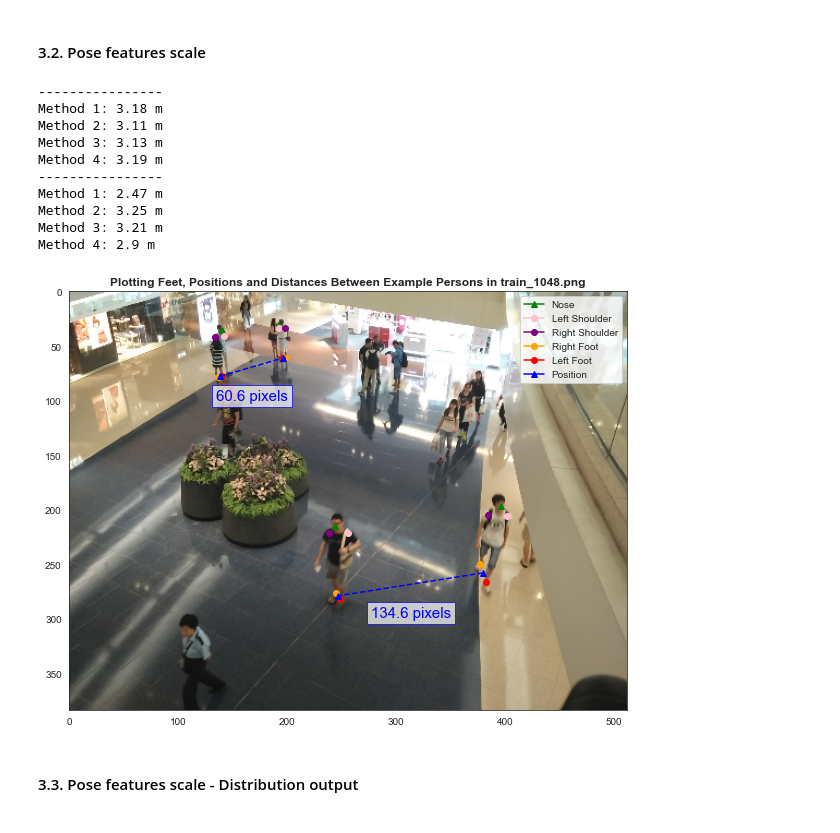
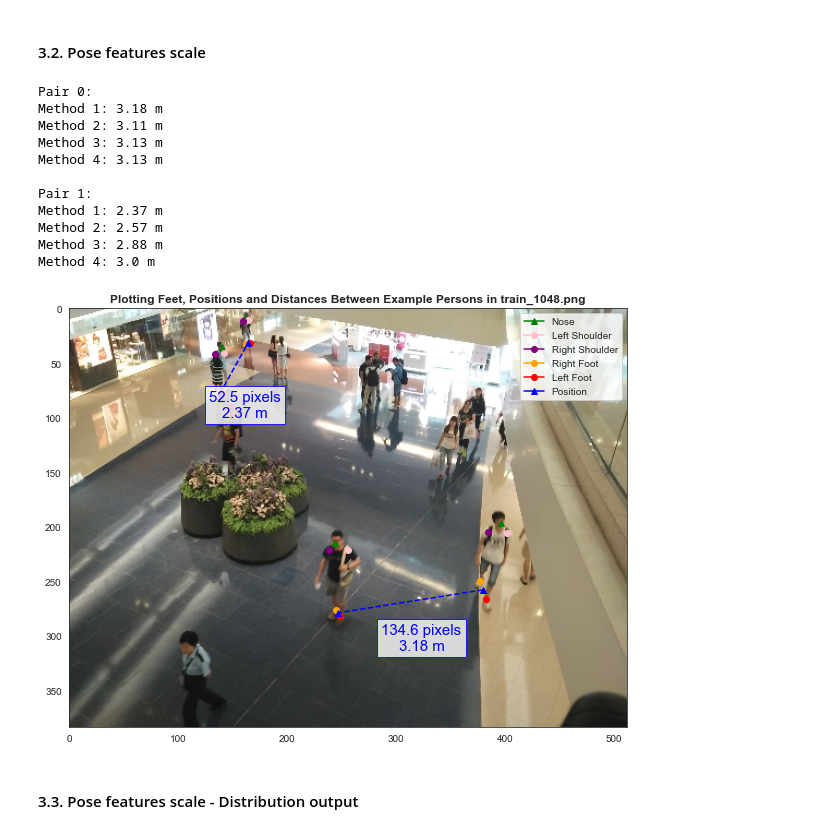
Before and after one commit to biantongfei/GDP_group5, a Jupyter notebook: notebooks/03_VS_Distance_and_position_estimation.ipynb, the cells around one changed output. Cells and saved outputs as stored; diff of their text form; code cells hidden in the pictures.

```diff
--- a/notebooks/03_VS_Distance_and_position_estimation.ipynb
+++ b/notebooks/03_VS_Distance_and_position_estimation.ipynb
@@ -22,7 +22,7 @@ from time import perf_counter
 sns.set_style('white')
 # %%
 # Get project path and other key directories for project
-PROJECT_PATH = os.sep.join(os.getcwd().split(os.sep)[:-1]) # "F:\\GDP_group5-master"
+PROJECT_PATH = "F:\\GDP_group5-master" # "F:\\GDP_group5-master"
 DATA_DIR = os.path.join(PROJECT_PATH, 'data')
 
 # Set paths to input images and alphapose-generate pose visualisations
@@ -157,7 +157,7 @@ example_poses_pair_1 = np.array(alphap_results.loc[alphap_results['image_id'] ==
 example_poses_pair_2 = np.array(alphap_results.loc[alphap_results['image_id'] == example_img]['keypoints'].iloc[[5, 6]])
 
 # Show the imag with the reference and the feet positions
-img_array = load_image(os.path.join(IMAGE_DIR, image_files[img_index]))
+img_array = skimage.io.imread(os.path.join(IMAGE_DIR, image_files[img_index]))
 plt.figure(figsize=(10,8))
 plt.imshow(img_array)
 record_positions = []
@@ -177,7 +177,7 @@ for example_pose in [example_poses_pair_1, example_poses_pair_2]:
     y = (pos[0][1]+pos[1][1])/2 + 30
     d = ((pos[0][0]-pos[1][0])**2 + (pos[0][1]-pos[1][1])**2)**0.5
     t = plt.text(x, y, str(round(d, 1)) + ' pixels', color='blue', fontsize=15, horizontalalignment='center')
-    t.set_bbox(dict(facecolor='white', alpha=0.7, edgecolor='blue'))
+    t.set_bbox(dict(facecolor='white', alpha=0.8, edgecolor='blue'))
 
 handles, labels = plt.gca().get_legend_handles_labels()
 by_label = dict(zip(labels, handles))
@@ -211,7 +211,7 @@ for pair in range(0, 4, 2):
     y = (pos_trans[pair, 1]+pos_trans[pair+1, 1])/2 - 100
     d = ((pos_trans[pair, 0]-pos_trans[pair+1, 0])**2 + (pos_trans[pair, 1]-pos_trans[pair+1, 1])**2)**0.5
     t = plt.text(x, y, str(round(d, 1)) + ' pixels\n' + str(round(d * scale, 2)) + ' m', color='blue', fontsize=15, horizontalalignment='center')
-    t.set_bbox(dict(facecolor='white', alpha=0.7, edgecolor='blue'))
+    t.set_bbox(dict(facecolor='white', alpha=0.8, edgecolor='blue'))
 plt.legend()
 plt.title(f"Plotting Projected Positions and Distances Between Example Persons in {example_img}", weight="bold")
 plt.show()
@@ -227,10 +227,10 @@ example_img = image_files[img_index]
 
 # Gather only two pairs of persons pose features for this example
 example_poses_pair_1 = np.array(alphap_results.loc[alphap_results['image_id'] == example_img]['keypoints'].iloc[[0, 1]])
-example_poses_pair_2 = np.array(alphap_results.loc[alphap_results['image_id'] == example_img]['keypoints'].iloc[[5, 6]])
+example_poses_pair_2 = np.array(alphap_results.loc[alphap_results['image_id'] == example_img]['keypoints'].iloc[[5, 8]])
 
 # Show the imag with the reference and the feet positions
-img_array = load_image(os.path.join(IMAGE_DIR, image_files[img_index]))
+img_array = skimage.io.imread(os.path.join(IMAGE_DIR, image_files[img_index]))
 plt.figure(figsize=(10,8))
 plt.imshow(img_array)
 record_positions = []
@@ -253,11 +253,9 @@ for i, example_pose in enumerate([example_poses_pair_1, example_poses_pair_2]):
     plt.plot([p[0] for p in pos], [p[1] for p in pos], '--b')
 
     # Calculate distance in pixels
-    x = (pos[0][0]+pos[1][0])/2
-    y = (pos[0][1]+pos[1][1])/2 + 30
+    x = (pos[0][0]+pos[1][0])/2 + 10
+    y = (pos[0][1]+pos[1][1])/2 + 45
     d = ((pos[0][0]-pos[1][0])**2 + (pos[0][1]-pos[1][1])**2)**0.5
-    t = plt.text(x, y, str(round(d, 1)) + ' pixels', color='blue', fontsize=15, horizontalalignment='center')
-    t.set_bbox(dict(facecolor='white', alpha=0.7, edgecolor='blue'))
 
     # Calculate distance in meters
     print(f"\nPair {str(i)}:")
@@ -270,6 +268,8 @@ for i, example_pose in enumerate([example_poses_pair_1, example_poses_pair_2]):
 
     # First method = use height as scale
     print("Method 1: " + str(round(d*scale_y, 2)) + " m")
+    t = plt.text(x, y, str(round(d, 1)) + ' pixels\n' + str(round(d*scale_y, 2)) + ' m', color='blue', fontsize=15, horizontalalignment='center')
+    t.set_bbox(dict(facecolor='white', alpha=0.8, edgecolor='blue'))
 
     # Second method = use height as y scale and shoulders as x scale (height for y axis and width for x axis = no projection on distance vector)
     d_2 = ((abs(pos[0][0]-pos[1][0])*scale_x)**2 + (abs(pos[0][1]-pos[1][1])*scale_y)**2)**0.5
@@ -278,43 +278,61 @@ for i, example_pose in enumerate([example_poses_pair_1, example_poses_pair_2]):
     # Third method = vector projection for scale (but always average between 2 persons (considering deformations))
     vect_dist = (pos[0][0]-pos[1][0], pos[0][1]-pos[1][1])
     # Calculate projections of height and width vectors for each person on distance vector
     pers_1_w_proj = vect_dist[0]*size[0][0][0] + vect_dist[1]*size[0][0][1]
     pers_1_h_proj = vect_dist[0]*size[0][1][0] + vect_dist[1]*size[0][1][1]
     pers_2_w_proj = vect_dist[0]*size[1][0][0] + vect_dist[1]*size[1][0][1]
     pers_2_h_proj = vect_dist[0]*size[1][1][0] + vect_dist[1]*size[1][1][1]
     pers_1_w_r = abs(pers_1_w_proj) / np.linalg.norm(vect_dist) / np.linalg.norm(size[0][0])
     pers_1_h_r = abs(pers_1_h_proj) / np.linalg.norm(vect_dist) / np.linalg.norm(size[0][1])
     pers_2_w_r = abs(pers_2_w_proj) / np.linalg.norm(vect_dist) / np.linalg.norm(size[1][0])
     pers_2_h_r = abs(pers_2_h_proj) / np.linalg.norm(vect_dist) / np.linalg.norm(size[1][1])
     # Scale the transformations
     scale_pers_1 = (abs(pers_1_w_r) / (abs(pers_1_h_r)+abs(pers_1_w_r)), abs(pers_1_h_r) / (abs(pers_1_h_r)+abs(pers_1_w_r)))
     scale_pers_2 = (abs(pers_2_w_r) / (abs(pers_2_h_r)+abs(pers_2_w_r)), abs(pers_2_h_r) / (abs(pers_2_h_r)+abs(pers_2_w_r)))
     d_3 = d * (W/pers_1_w*scale_pers_1[0] + H/pers_1_h*scale_pers_1[1] + W/pers_2_w*scale_pers_2[0] + H/pers_2_h*scale_pers_2[1])/2
     print("Method 3: " + str(round(d_3, 2)) + " m")
 
     # Forth method = projection and height/shoulders ratios for scale (if different from H / W then perspective so biaised result)
-    ratio = (pers_1_h/pers_1_w / (H/W))**0.5 # Not to penalize twice
-    d_4 = d * (W/pers_1_w*scale_pers_1[0]/ratio + H/pers_1_h*scale_pers_1[1]*ratio + W/pers_2_w*scale_pers_2[0]/ratio + H/pers_2_h*scale_pers_2[1]*ratio)/2
+    ratio1 = pers_1_h/pers_1_w / (H/W)
+    ratio2 = pers_2_h/pers_2_w / (H/W)
+    if ratio1 > 1:
+        B = 1 / ratio1
+        A = (1 - scale_pers_1[1]*B) / scale_pers_1[0] # keep sum of ratio equal to 1
+        scale_ratio1 = (A*scale_pers_1[0], B*scale_pers_1[1])
+    else:
+        A = 1 / ratio1
+        B = (1 - scale_pers_1[0]*A) / scale_pers_1[1] # keep sum of ratio equal to 1
+        scale_ratio1 = (A*scale_pers_1[0], B*scale_pers_1[1])
+    if ratio2 > 1:
+        B = 1 / ratio2
+        A = (1 - scale_pers_2[1]*B) / scale_pers_2[0] # keep sum of ratio equal to 1
+        scale_ratio2 = (A*scale_pers_2[0], B*scale_pers_2[1])
+    else:
+        A = 1 / ratio2
+        B = (1 - scale_pers_2[0]*A) / scale_pers_2[1] # keep sum of ratio equal to 1
+        scale_ratio2 = (A*scale_pers_2[0], B*scale_pers_2[1])
+    d_4 = d * (W/pers_1_w*scale_ratio1[0] + H/pers_1_h*scale_ratio1[1] + W/pers_2_w*scale_ratio2[0] + H/pers_2_h*scale_ratio2[1])/2
     print("Method 4: " + str(round(d_4, 2)) + " m")
 
 
 handles, labels = plt.gca().get_legend_handles_labels()
 by_label = dict(zip(labels, handles))
 plt.legend(by_label.values(), by_label.keys())
 plt.title(f"Plotting Feet, Positions and Distances Between Example Persons in {example_img}", weight="bold")
 plt.show()
 # %% [output]
-----------------
+Pair 0:
 Method 1: 3.18 m
 Method 2: 3.11 m
 Method 3: 3.13 m
-Method 4: 3.19 m
-----------------
-Method 1: 2.47 m
-Method 2: 3.25 m
-Method 3: 3.21 m
-Method 4: 2.9 m
+Method 4: 3.13 m
+
+Pair 1:
+Method 1: 2.37 m
+Method 2: 2.57 m
+Method 3: 2.88 m
+Method 4: 3.0 m
-[figure, old version]
+[figure, new version]
 # %% [markdown]
 #### 3.3. Pose features scale - Distribution output
 # %%
```
Also changed, not shown: parts of 10 cells of this notebook.
